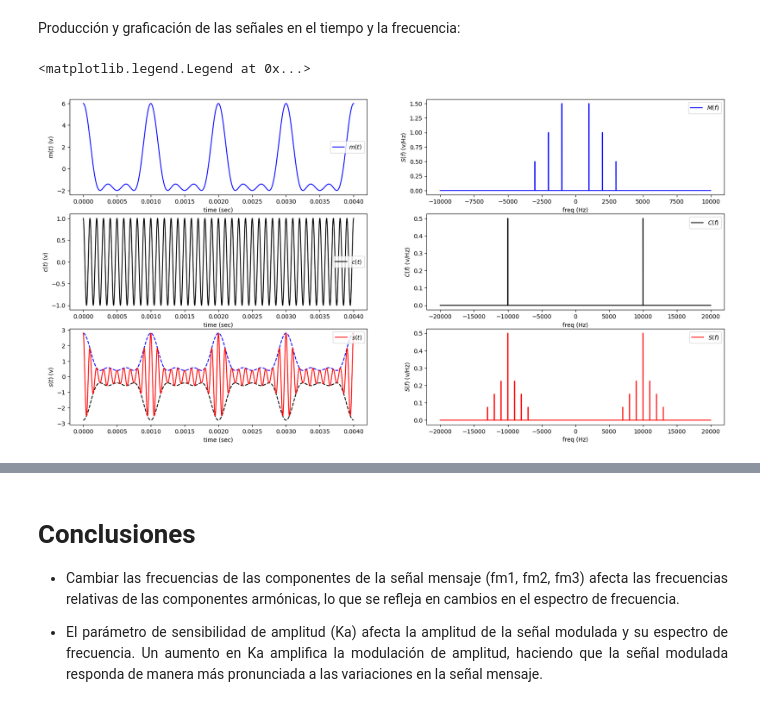
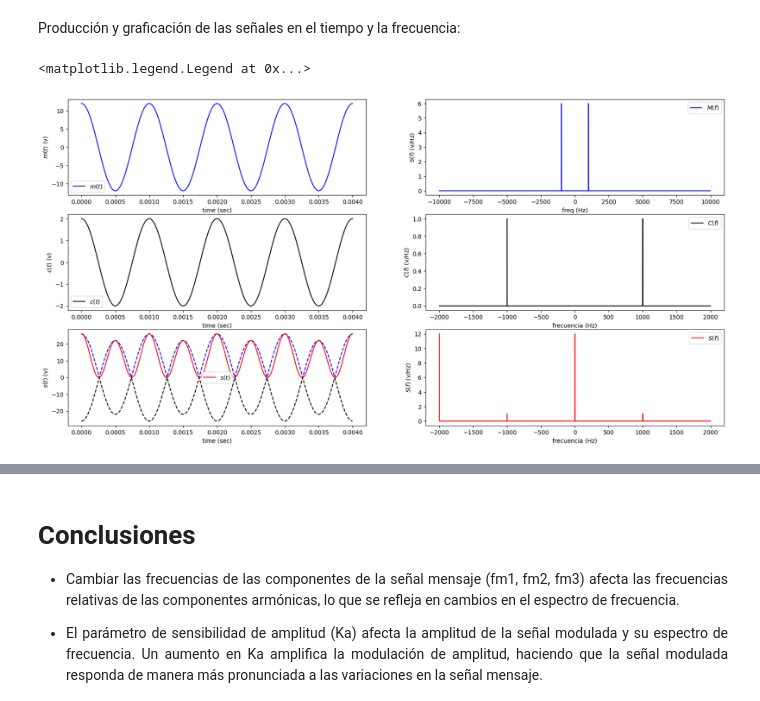
Before and after one commit to andres281998/ie0247, a Jupyter notebook: Proyecto2/IE0247_Proyecto_II_2023_parte2.ipynb, the cells around one changed output, grey strips where cells are left out. Saved outputs shown, nothing was run; the diff lists cells and outputs as text; code cells hidden in the pictures.

Commit message:
Subiendo imagenes

```diff
--- a/Proyecto2/IE0247_Proyecto_II_2023_parte2.ipynb
+++ b/Proyecto2/IE0247_Proyecto_II_2023_parte2.ipynb
@@ -142,11 +142,11 @@ Al ajustar Ka, se cambia la sensibilidad de la amplitud de la señal modulada re
 </p>
 </div>
 # %%
-Am=1 # Amplitud de la señal mensaje
-fm=500 # Frecuencia de la señal mensaje
+Am=4 # Amplitud de la señal mensaje
+fm=400 # Frecuencia de la señal mensaje
 Ac=4 # Amplitud de la portadora
 fc=400 # Frecuencia de la portadora
-Ka=0.8 # Parámetro de sensibilidad de la amplitud
+Ka=1 # Parámetro de sensibilidad de la amplitud
 
 
 ## -- No es necesario modificar el código a partir de esta línea
@@ -252,14 +281,14 @@ Ka = 2 : La amplitud de la señal modulada st1, st2 y st3 está directamente rel
 </p>
 </div>
 # %%
-Am1=5  # Amplitud de la señal de mensaje 1
-Am2=1.3 # Amplitud de la señal de mensaje 2
-Am3=3 # Amplitud de la señal de mensaje 3
+Am1=4  # Amplitud de la señal de mensaje 1
+Am2=4 # Amplitud de la señal de mensaje 2
+Am3=4 # Amplitud de la señal de mensaje 3
 fm=1000 # Frecuencia de las señales mensaje
 
-Ac=2 # Amplitud de la señal portadora
-fc=10000 # Frecuencia de la señal portadora
-Ka=1 # Parámetro de sensibilidad de amplitud
+Ac=4 # Amplitud de la señal portadora
+fc=1000 # Frecuencia de la señal portadora
+Ka=0.5 # Parámetro de sensibilidad de amplitud
 
 ## -- No es necesario modificar el código después de esta línea
 ## ---- Dominio del tiempo
@@ -413,18 +467,18 @@ def Am_mod(mt,ct,Ka):
 # %% [markdown]
 Producción y graficación de las señales en el tiempo y la frecuencia:
 # %%
-Am1=3 # Amplitud de la componente 1
+Am1=4 # Amplitud de la componente 1
 fm1=1000 # Frecuencia de la componente 1
 
-Am2=2 # Amplitud de la componente 2
-fm2=2000 # Frecuencia de la componente 2
+Am2=4 # Amplitud de la componente 2
+fm2=1000 # Frecuencia de la componente 2
 
-Am3=1 # Amplitud de la componente 3
-fm3=3000 # Frecuencia de la componente 3
+Am3=4 # Amplitud de la componente 3
+fm3=1000 # Frecuencia de la componente 3
 
-Ac=1 # Amplitud de la portadora
-fc=10000 # Frecuencia de la portadora
-Ka=0.3 # Coeficiente de sensibilidad de amplitud
+Ac=2 # Amplitud de la portadora
+fc=1000 # Frecuencia de la portadora
+Ka=1 # Coeficiente de sensibilidad de amplitud
 
 fm1_3=[fm1,fm2,fm3]
 
@@ -487,31 +541,31 @@ ax2.legend()
 
 Tstart=0; Tstop=100000/fc; Tstep=0.25/fc
 t=np.arange(Tstart,Tstop,Tstep) # Tiempo
 N=len(t)
 mt=func_mt(Am1,fm1,Am2,fm2,Am3,fm3,t) # Mensaje
 ct=func_ct(Ac,fc,t) # Portadora
 st=Am_mod(mt,ct,Ka) # Modulación AM
 At=np.abs(Ac*(1+Ka*mt))
 
 Cf = np.abs(np.fft.fft(ct))
 freqs = np.fft.fftfreq(ct.size, Tstep)
 idx = np.argsort(freqs)
 freqs=freqs[idx]
 Cf=Cf[idx]/N
 ax4.plot(freqs, Cf,'k',label='$C(f)$')
 ax4.set_xlabel('frecuencia (Hz)')
 ax4.set_ylabel('$C(f)$ (v/Hz)')
 ax4.legend()
 
 Sf = np.abs(np.fft.fft(st))
 freqs = np.fft.fftfreq(st.size, Tstep)
 idx = np.argsort(freqs)
 freqs=freqs[idx]
 Sf=Sf[idx]/N
 ax6.plot(freqs, Sf,'r',label='$S(f)$')
 ax6.set_xlabel('frecuencia (Hz)')
 ax6.set_ylabel('$S(f)$ (v/Hz)')
 ax6.legend()
 # %% [output]
 <matplotlib.legend.Legend at 0x...>
-[figure, old version]
+[figure, new version]
```
Also changed, not shown: parts of 6 cells of this notebook, 37 other files.
